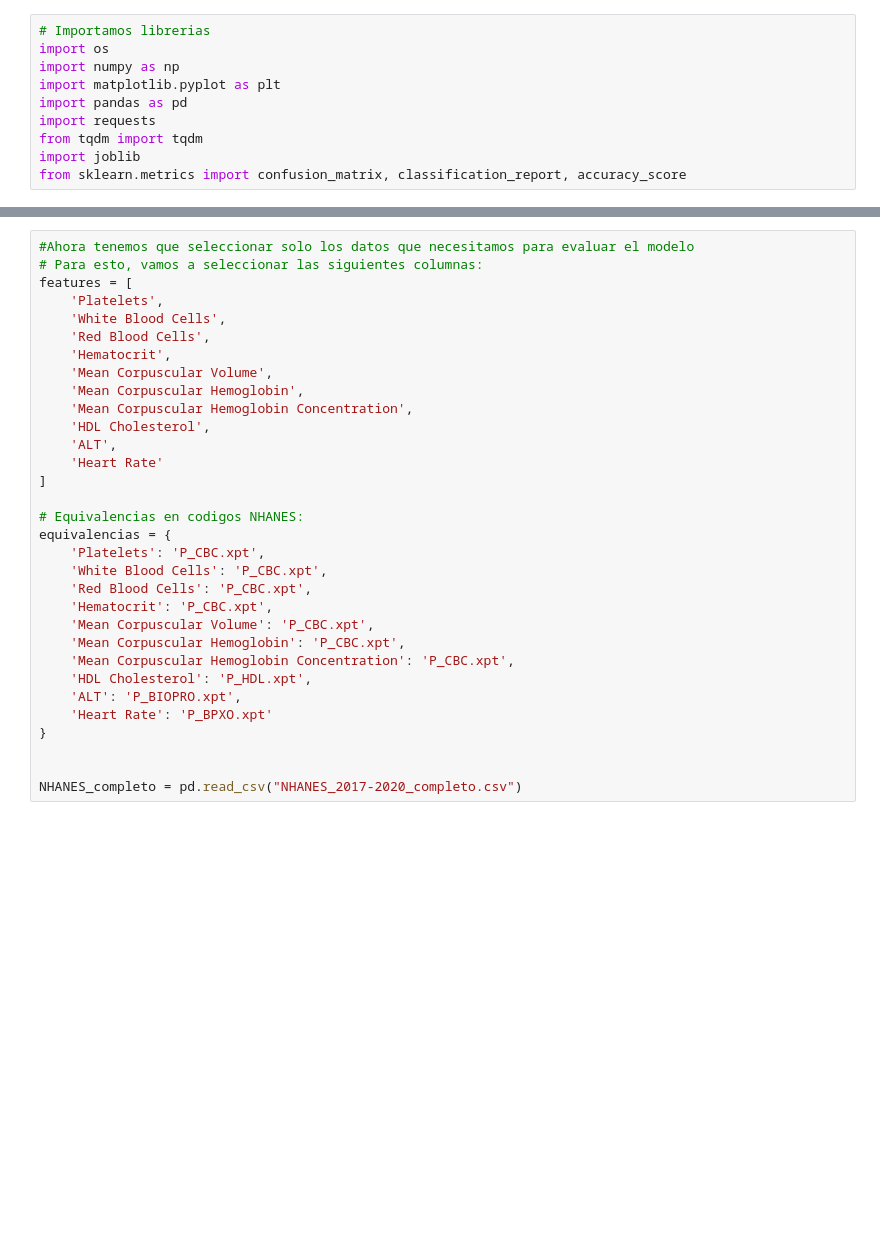
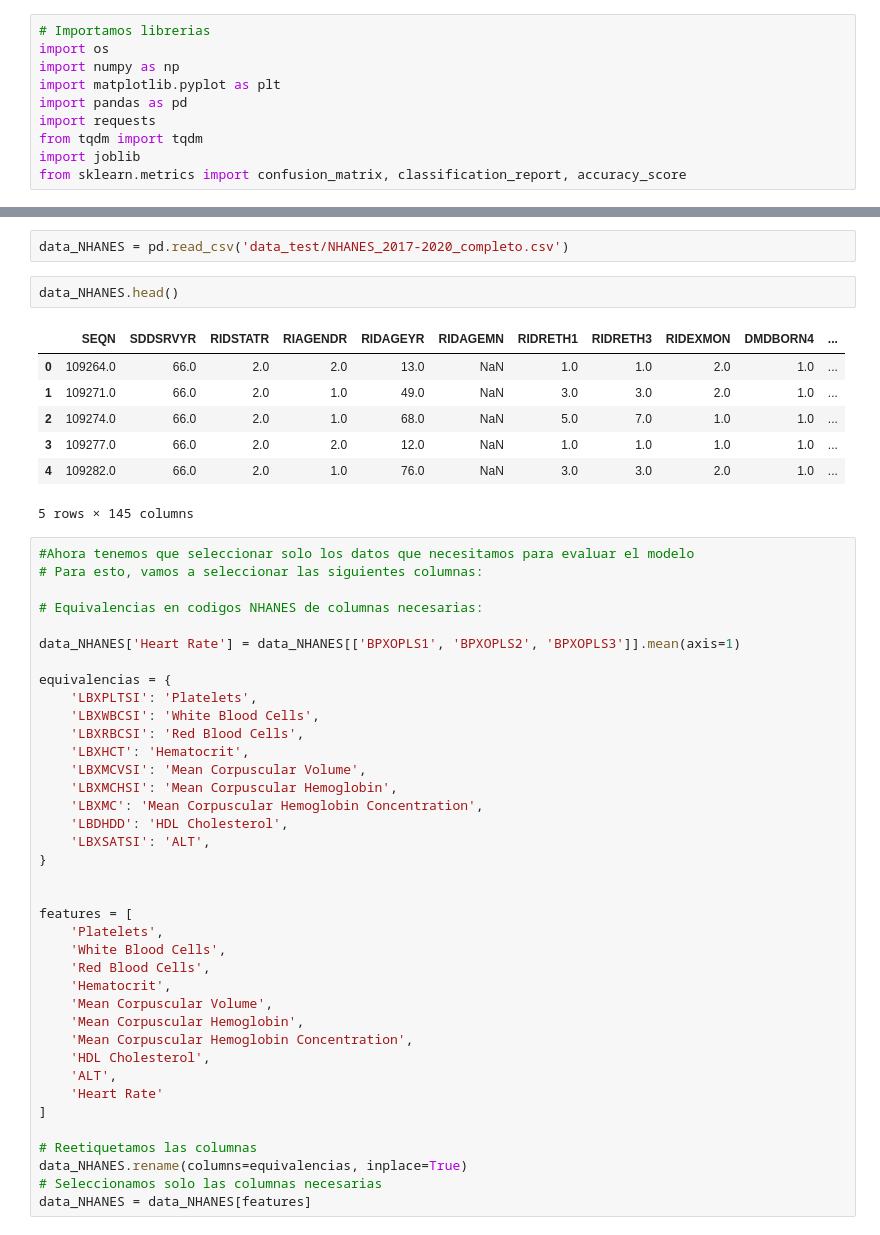
Before and after one commit to LuisPablo54/ml-disease-detection, a Jupyter notebook: Test_model.ipynb, the cells around one changed output, grey strips where cells are left out. Saved outputs shown, nothing was run; the diff lists cells and outputs as text; blank space fills up the shorter version.

```diff
--- a/Test_model.ipynb
+++ b/Test_model.ipynb
@@ -113,6 +79,36 @@ Archivos guardados en la carpeta: ./data_test/
+# %%
+data_NHANES = pd.read_csv('data_test/NHANES_2017-2020_completo.csv')
+# %%
+data_NHANES.head()
+# %% [output]
+|  | SEQN | SDDSRVYR | RIDSTATR | RIAGENDR | RIDAGEYR | RIDAGEMN | RIDRETH1 | RIDRETH3 | RIDEXMON | DMDBORN4 | ... |
+| 0 | 109264.0 | 66.0 | 2.0 | 2.0 | 13.0 | NaN | 1.0 | 1.0 | 2.0 | 1.0 | ... |
+| 1 | 109271.0 | 66.0 | 2.0 | 1.0 | 49.0 | NaN | 3.0 | 3.0 | 2.0 | 1.0 | ... |
+| 2 | 109274.0 | 66.0 | 2.0 | 1.0 | 68.0 | NaN | 5.0 | 7.0 | 1.0 | 1.0 | ... |
+| 3 | 109277.0 | 66.0 | 2.0 | 2.0 | 12.0 | NaN | 1.0 | 1.0 | 1.0 | 1.0 | ... |
+| 4 | 109282.0 | 66.0 | 2.0 | 1.0 | 76.0 | NaN | 3.0 | 3.0 | 2.0 | 1.0 | ... |
+5 rows × 145 columns
 # %%
 #Ahora tenemos que seleccionar solo los datos que necesitamos para evaluar el modelo
 # Para esto, vamos a seleccionar las siguientes columnas:
+
+# Equivalencias en codigos NHANES de columnas necesarias:
+
+data_NHANES['Heart Rate'] = data_NHANES[['BPXOPLS1', 'BPXOPLS2', 'BPXOPLS3']].mean(axis=1)
+
+equivalencias = {
+    'LBXPLTSI': 'Platelets',
+    'LBXWBCSI': 'White Blood Cells',
+    'LBXRBCSI': 'Red Blood Cells',
+    'LBXHCT': 'Hematocrit',
+    'LBXMCVSI': 'Mean Corpuscular Volume',
+    'LBXMCHSI': 'Mean Corpuscular Hemoglobin',
+    'LBXMC': 'Mean Corpuscular Hemoglobin Concentration',
+    'LBDHDD': 'HDL Cholesterol',
+    'LBXSATSI': 'ALT',
+}
+
+
 features = [
     'Platelets',
     'White Blood Cells',
@@ -126,19 +122,7 @@ features = [
     'Heart Rate'
 ]
 
-# Equivalencias en codigos NHANES:
-equivalencias = {
-    'Platelets': 'P_CBC.xpt',
-    'White Blood Cells': 'P_CBC.xpt',
-    'Red Blood Cells': 'P_CBC.xpt',
-    'Hematocrit': 'P_CBC.xpt',
-    'Mean Corpuscular Volume': 'P_CBC.xpt',
-    'Mean Corpuscular Hemoglobin': 'P_CBC.xpt',
-    'Mean Corpuscular Hemoglobin Concentration': 'P_CBC.xpt',
-    'HDL Cholesterol': 'P_HDL.xpt',
-    'ALT': 'P_BIOPRO.xpt',
-    'Heart Rate': 'P_BPXO.xpt'
-}
-
-
-NHANES_completo = pd.read_csv("NHANES_2017-2020_completo.csv")
+# Reetiquetamos las columnas
+data_NHANES.rename(columns=equivalencias, inplace=True)
+# Seleccionamos solo las columnas necesarias
+data_NHANES = data_NHANES[features]
```
Also changed, not shown: parts of 3 cells of this notebook, 2 other files.
